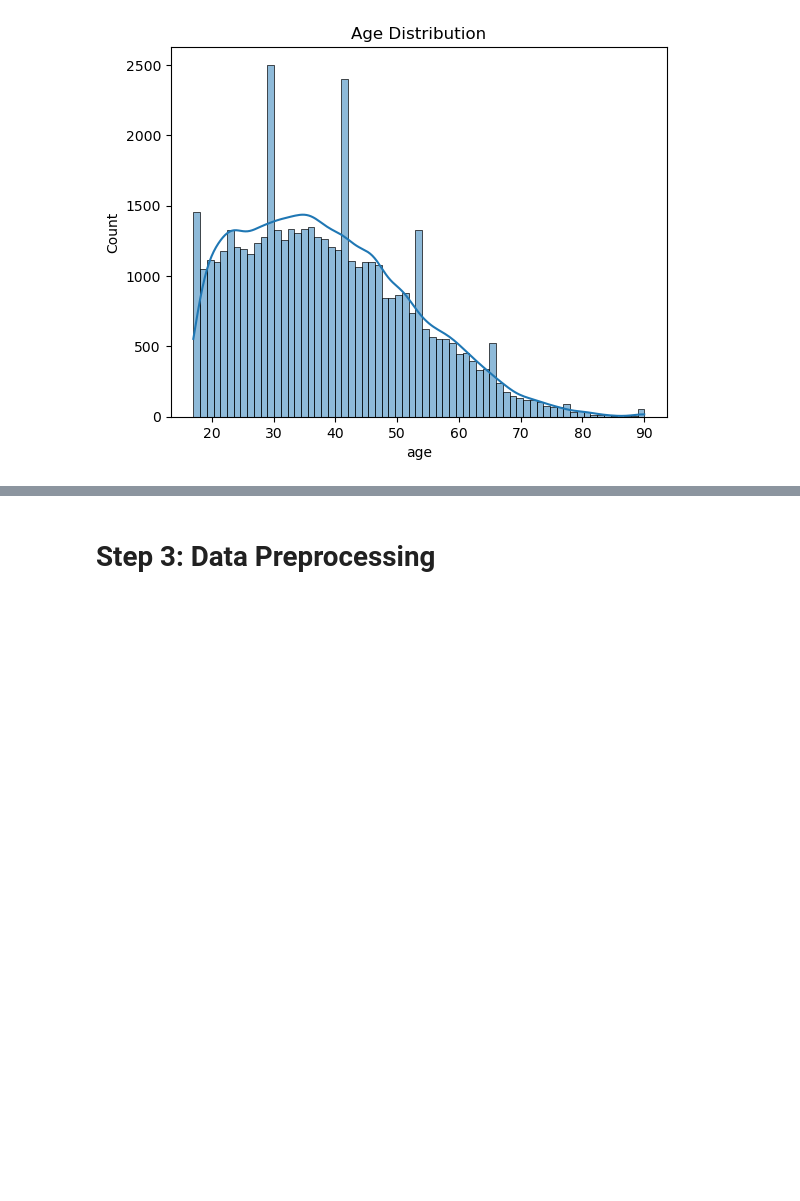
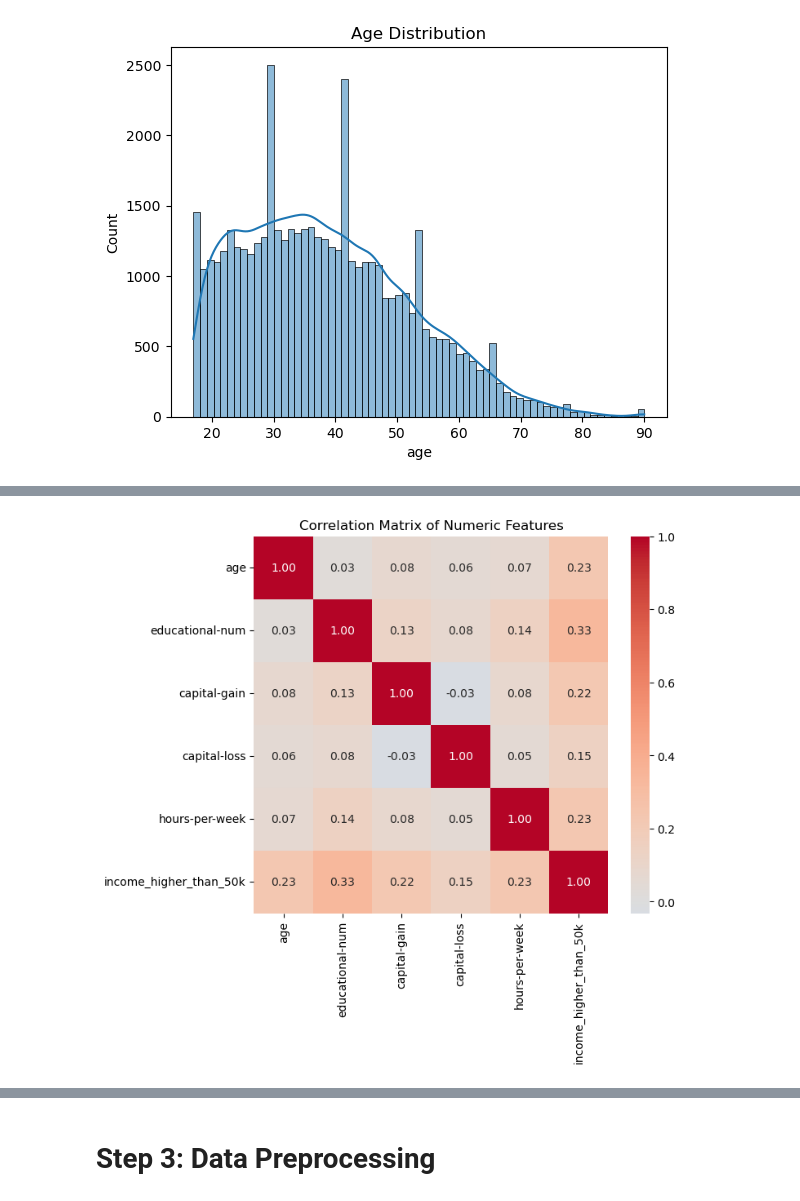
Before and after one commit to fernandobalieiro/JNations-2025, a Jupyter notebook: main.ipynb, the cells around one changed output, grey strips where cells are left out. Drawn from its saved outputs; the diff is of its cells as text; code cells hidden in the pictures; blank space fills up the shorter version.

```diff
--- a/main.ipynb
+++ b/main.ipynb
@@ -104,0 +101,14 @@ plt.show()
+# %%
+import matplotlib.pyplot as plt
+import seaborn as sns
+
+# Identify numeric columns + our binary target
+numeric_cols = ['age', 'educational-num', 'capital-gain', 'capital-loss', 'hours-per-week']
+corr_df = df[numeric_cols + ['income_higher_than_50k']].corr()
+
+plt.figure(figsize=(7,6))
+sns.heatmap(corr_df, annot=True, fmt=".2f", cmap='coolwarm', center=0)
+plt.title("Correlation Matrix of Numeric Features")
+plt.show()
+# %% [output]
+[figure, added]
```
Also changed, not shown: parts of 36 cells of this notebook.
